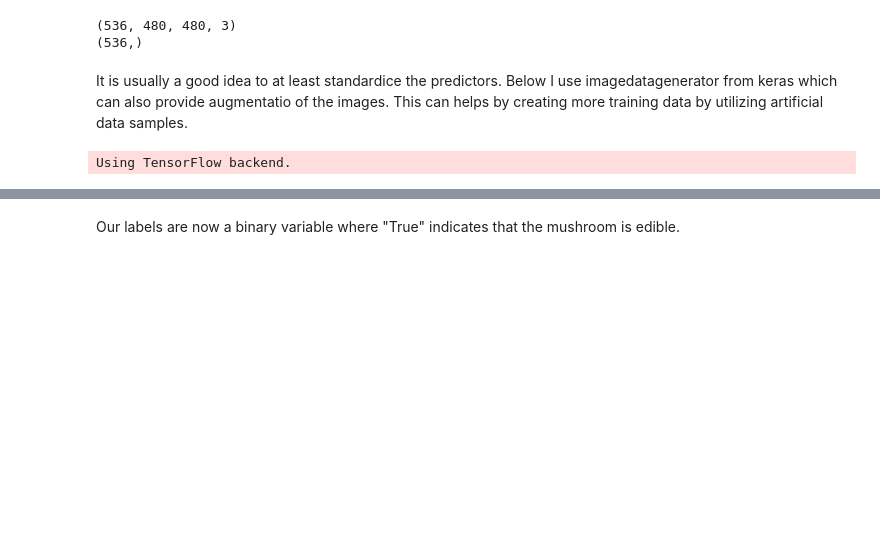
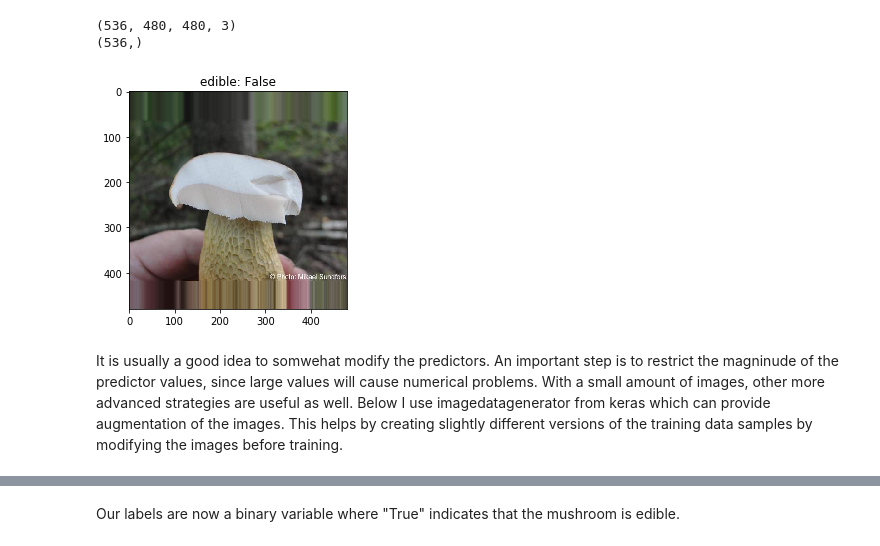
Before and after one commit to TuomoNieminen/deep-shrooms, a Jupyter notebook: deep-shrooms.ipynb, the cells around one changed output, grey strips where cells are left out. Cells and saved outputs as stored; diff of their text form; code cells hidden in the pictures; blank space fills up the shorter version.

Commit message:
new image augmentation

```diff
--- a/deep-shrooms.ipynb
+++ b/deep-shrooms.ipynb
@@ -215,21 +200,14 @@ print(y.shape)
 # %% [output]
 (536, 480, 480, 3)
 (536,)
+# %%
+def draw_im2(i, X, y):
+    plt.imshow(X[i])
+    plt.title("edible: " + str(y[i]))
+    plt.show()
+# %%
+draw_im2(2, X, y)
+# %% [output]
+[figure, added]
 # %% [markdown]
-It is usually a good idea to at least standardice the predictors. Below I use imagedatagenerator from keras which can also provide augmentatio of the images. This can helps by creating more training data by utilizing artificial data samples.
+It is usually a good idea to somwehat modify the predictors. An important step is to restrict the magninude of the predictor values, since large values will cause numerical problems. With a small amount of images, other more advanced strategies are useful as well. Below I use imagedatagenerator from keras which can provide augmentation of the images. This  helps by creating slightly different versions of the training data samples by modifying the images before training.
-# %%
-from keras.preprocessing.image import ImageDataGenerator
-
-datagen = ImageDataGenerator(
-    featurewise_center=True,
-    featurewise_std_normalization=True,
-    rotation_range=20,
-    width_shift_range=0.2,
-    height_shift_range=0.2,
-    horizontal_flip=True)
-
-# compute quantities required for featurewise normalization
-# (std, mean, and principal components if ZCA whitening is applied)
-datagen.fit(X)
-# %% [output]
-Using TensorFlow backend.
```
Also changed, not shown: parts of 8 cells of this notebook, 1 other file.
